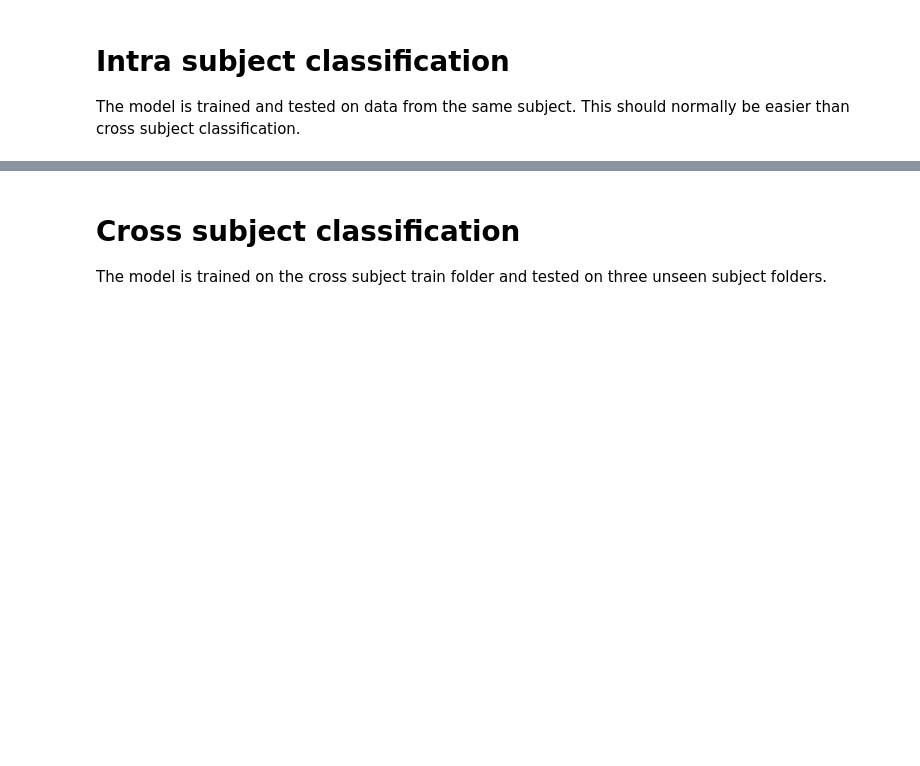
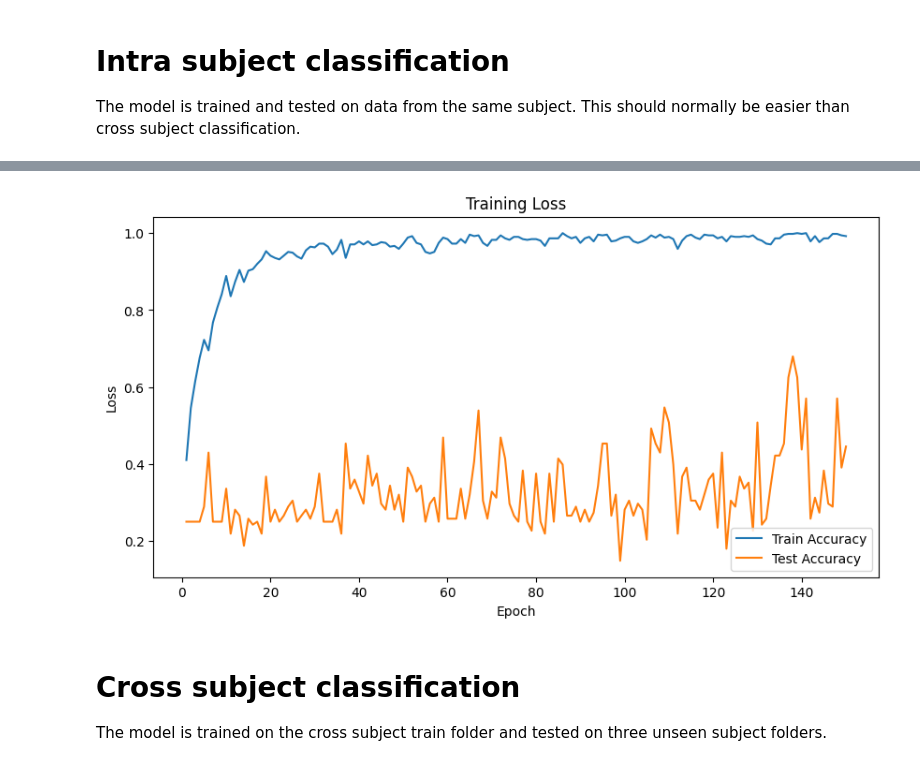
Before and after one commit to Mashu02/DeepLearning_Assignment2, a Jupyter notebook: code_mus.ipynb, the cells around one changed output, grey strips where cells are left out. Saved outputs shown, nothing was run; the diff lists cells and outputs as text; code cells hidden in the pictures; blank space fills up the shorter version.

Commit message:
classifier

```diff
--- a/code_mus.ipynb
+++ b/code_mus.ipynb
@@ -226,13 +293,20 @@ class SimpleCNN(nn.Module):
         self.dropout = nn.Dropout(dropout)
         self.fc = nn.Linear(128, num_classes)
 
+        self.classifier = nn.Sequential(
+        nn.Linear(128, 64),
+        nn.ReLU(),
+        nn.Dropout(dropout),
+
+        nn.Linear(64, num_classes)
+)
+
     def forward(self, x):
         x = self.pool1(F.relu(self.bn1(self.conv1(x))))
         x = self.pool2(F.relu(self.bn2(self.conv2(x))))
         x = self.pool3(F.relu(self.bn3(self.conv3(x))))
 
         x = x.squeeze(-1)
-        x = self.dropout(x)
-        x = self.fc(x)
+        x = self.classifier(x)
 
         return x
@@ -273,7 +519,10 @@ def train_model(model, train_loader, test_loader, epochs=8, learning_rate=0.001,
         train_acc = correct / total
         test_acc = evaluate_model(model, test_loader)
 
-        print("Epoch", epoch + 1, "Train acc:", round(train_acc, 4), "Test acc:", round(test_acc, 4))
+        if epoch % 10 == 0:
+            print("Epoch", epoch + 1, "Train acc:", round(train_acc, 4), "Test acc:", round(test_acc, 4))
+            # print("predicted:", predicted.cpu().numpy())
+            # print("actual:", y_batch.cpu().numpy())
 
         history.append({
             "epoch": epoch + 1,
@@ -308,13 +557,15 @@ def evaluate_model(model, loader):
 The model is trained and tested on data from the same subject. This should normally be easier than cross subject classification.
 # %%
 intra_model = SimpleCNN(dropout=0.3)
+
 
 intra_model, intra_history = train_model(
     intra_model,
     intra_train_loader,
     intra_test_loader,
-    epochs=8,
+    epochs=150,
     learning_rate=0.001
 )
 
+
 intra_history
@@ -321,3 +601,16 @@ intra_history
+# %%
+import matplotlib.pyplot as plt
+
+plt.figure(figsize=(10, 5))
+plt.plot(intra_history['epoch'], intra_history['train_accuracy'], label='Train Accuracy')
+plt.plot(intra_history['epoch'], intra_history['test_accuracy'], label='Test Accuracy')
+plt.xlabel('Epoch')
+plt.ylabel('Loss')
+plt.title('Training Loss')
+plt.legend()
+plt.show()
+# %% [output]
+[figure, added]
 # %% [markdown]
 # Cross subject classification
 
```
Also changed, not shown: parts of 18 cells of this notebook.
